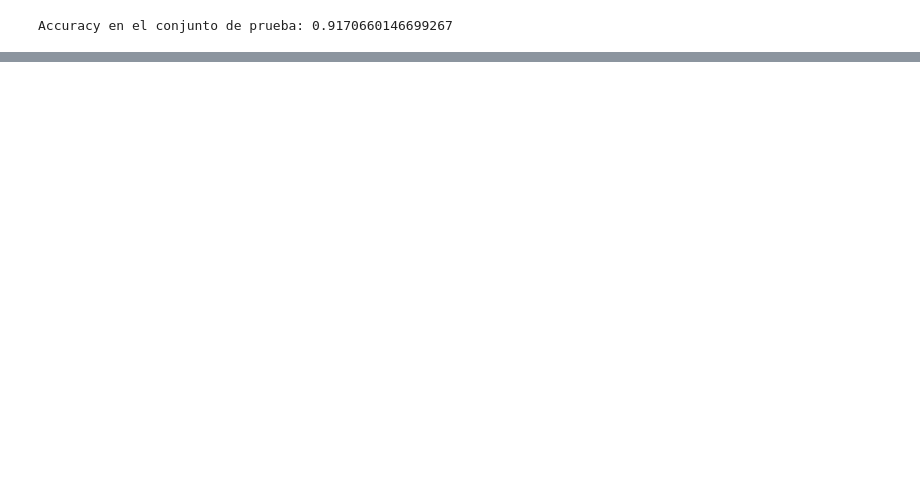
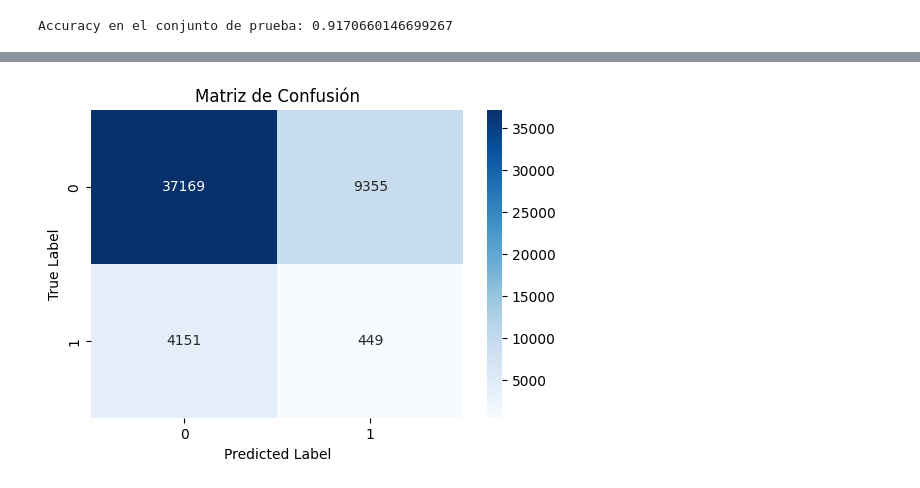
Before and after one commit to GodDoesNotPlayDice/ET-ML, a Jupyter notebook: ET1.ipynb, the cells around one changed output, grey strips where cells are left out. Cells and saved outputs as stored; diff of their text form; code cells hidden in the pictures; blank space fills up the shorter version.

```diff
--- a/ET1.ipynb
+++ b/ET1.ipynb
@@ -1519,0 +1711,2 @@ Accuracy en el conjunto de prueba: 0.9170660146699267
+# %%
+dfStandard = pd.read_csv('datasetStandard.csv', sep = ',')
@@ -1519,0 +1790,17 @@ Accuracy en el conjunto de prueba: 0.9170660146699267
+# %%
+kmeans_standard = KMeans(n_clusters=2, random_state=777)
+kmeans_standard.fit(dfStandard)
+
+# Obtener las etiquetas predichas por K-means
+y_pred_standard = kmeans_standard.labels_
+
+if np.mean(y_true == y_pred_standard) < 0.5:
+    y_pred_standard = 1 - y_pred_standard
+
+roc_auc_standard = roc_auc_score(y_true, y_pred_standard)
+classification_report_result_standard = classification_report(y_true, y_pred_standard)
+
+# Imprimir el reporte
+print("Reporte de Clasificación:")
+print(classification_report_result_standard)
+print(f"ROC AUC: {roc_auc_standard:.2f}")
@@ -1519,0 +1819,12 @@ Accuracy en el conjunto de prueba: 0.9170660146699267
+# %%
+conf_matrix_standard = confusion_matrix(y_true, y_pred_standard)
+
+# Visualizar la matriz de confusión
+plt.figure(figsize=(6, 4))
+sns.heatmap(conf_matrix_standard, annot=True, fmt='d', cmap='Blues', xticklabels=[0, 1], yticklabels=[0, 1])
+plt.xlabel('Predicted Label')
+plt.ylabel('True Label')
+plt.title('Matriz de Confusión')
+plt.show()
+# %% [output]
+[figure, added]
```
Also changed, not shown: parts of 79 cells of this notebook.
